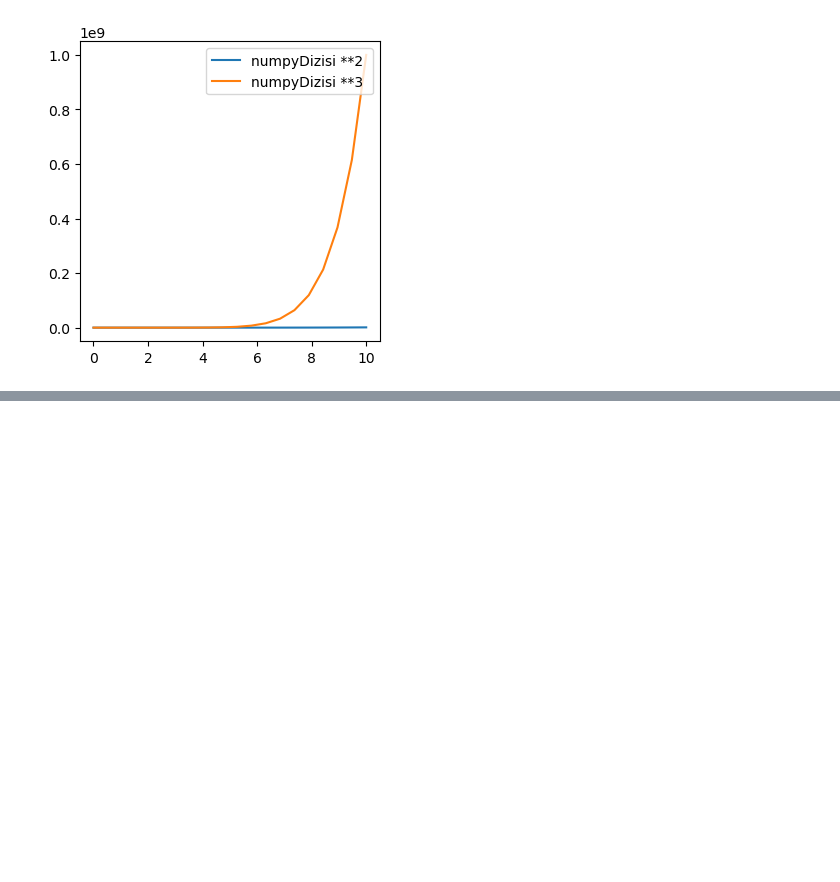
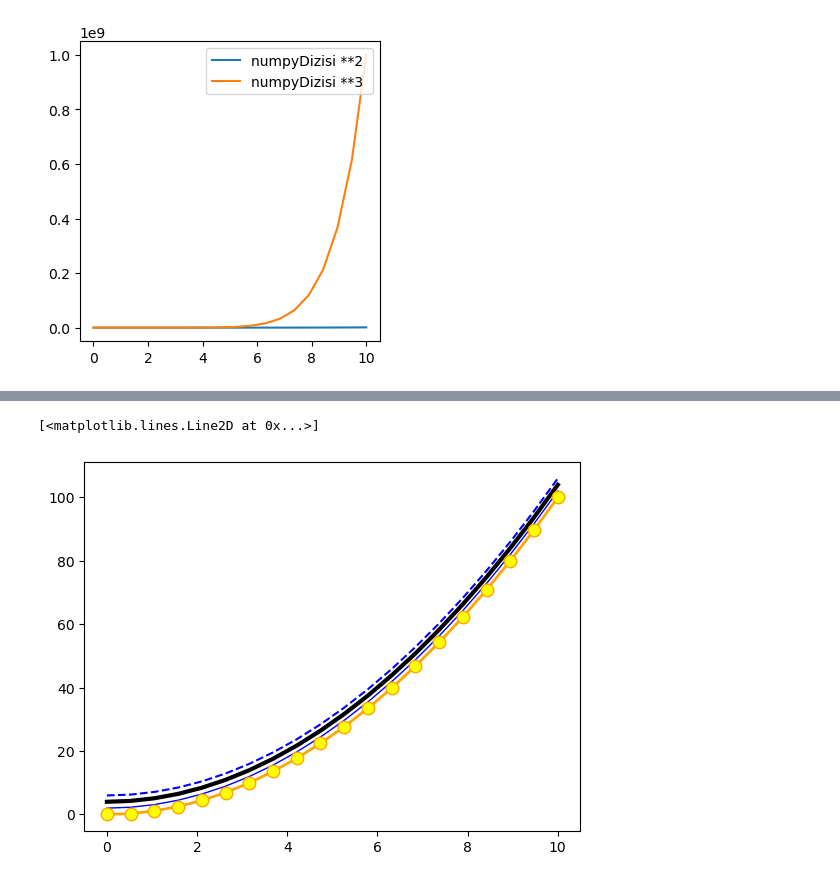
Before and after one commit to erhanbarisolmez/ml--tensorflow_btk, a Jupyter notebook: TensorFlow/eksik_veriler.ipynb, the cells around one changed output, grey strips where cells are left out. Saved outputs shown, nothing was run; the diff lists cells and outputs as text; code cells hidden in the pictures; blank space fills up the shorter version.

```diff
--- a/TensorFlow/eksik_veriler.ipynb
+++ b/TensorFlow/eksik_veriler.ipynb
@@ -318,0 +337,9 @@ yeniEksen.legend(loc=1)
+# %%
+(figur2, eksen2) = plt.subplots()
+eksen2.plot(dizi, dizi2 + 2, color = "blue", linewidth= 1.0)
+eksen2.plot(dizi, dizi2 + 4, color = "black", linewidth = 3.0)
+eksen2.plot(dizi, dizi2 + 6, color = "blue", linestyle= "--")
+eksen2.plot(dizi, dizi2 + 0, color = "orange", linewidth = 2.0, marker = "o", markersize = 9, markerfacecolor = "yellow")
+# %% [output]
+[<matplotlib.lines.Line2D at 0x...>]
+[figure, added]
```
Also changed, not shown: parts of 9 cells of this notebook, 3 other files.
